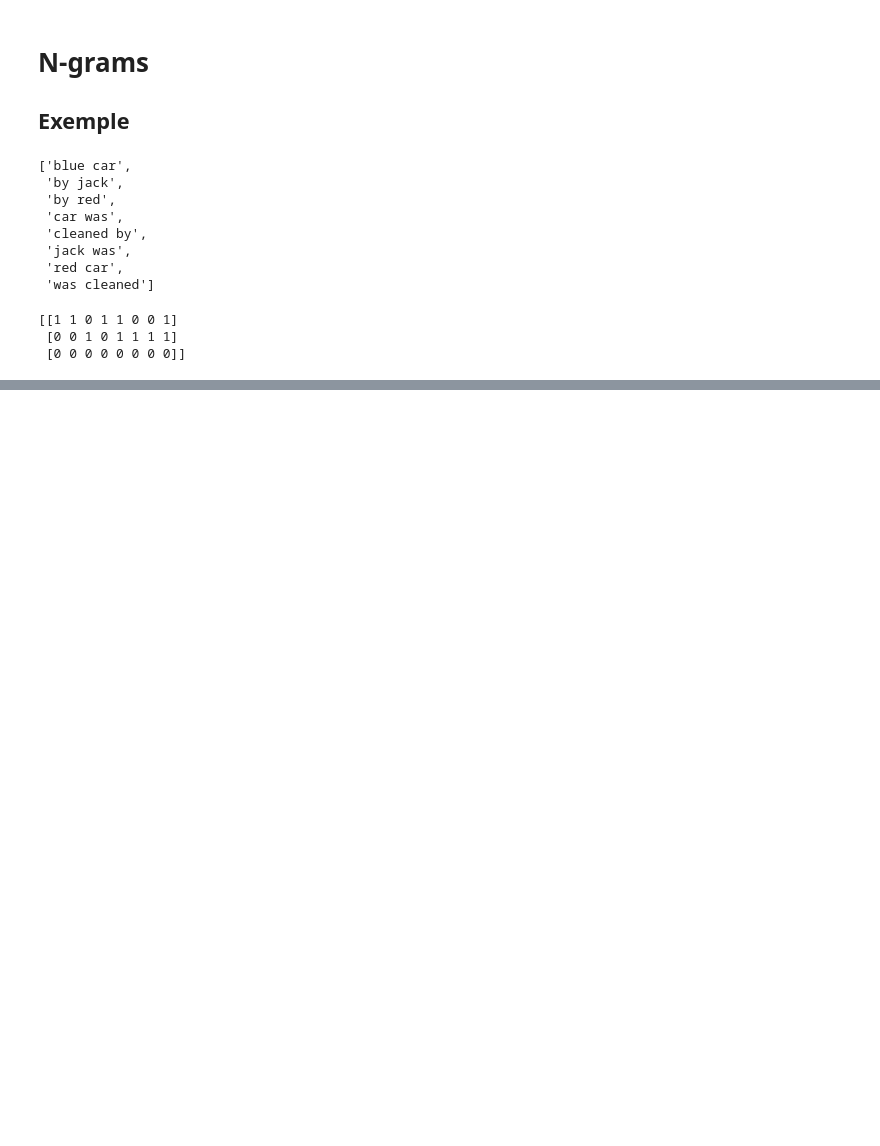
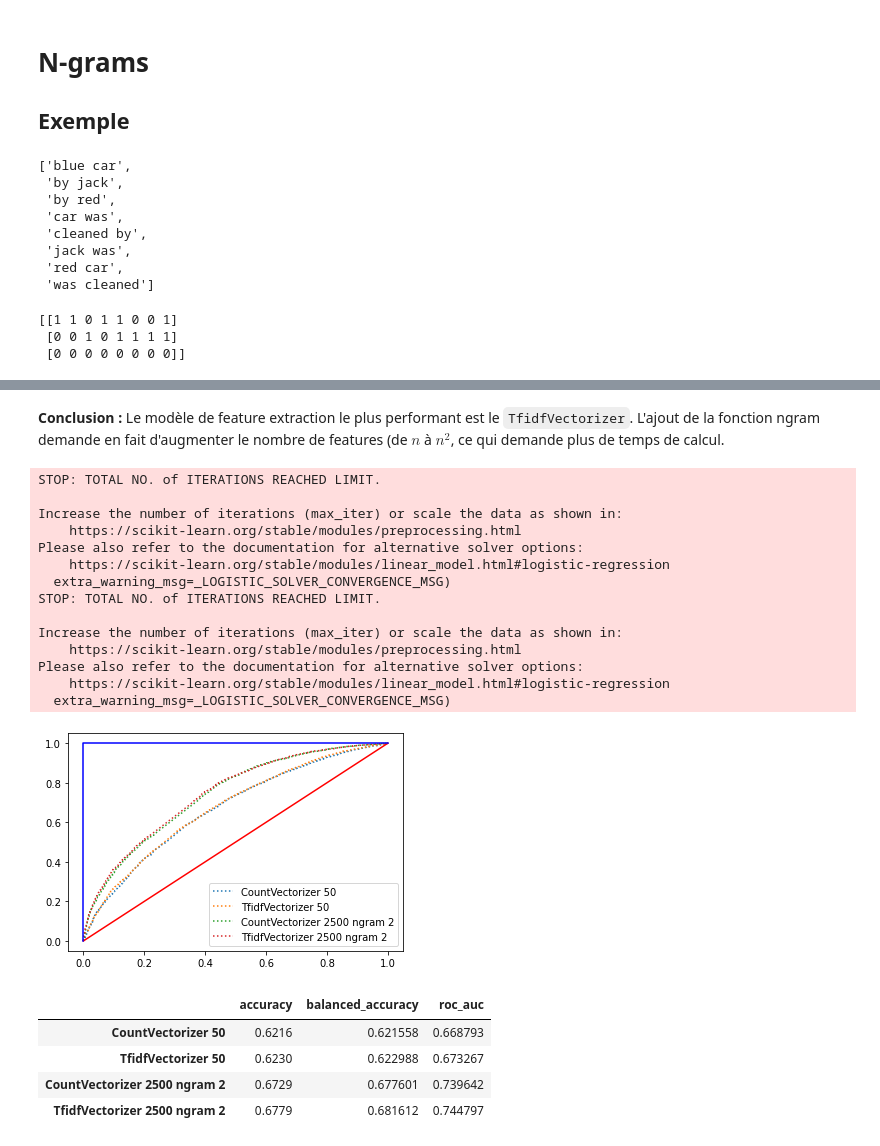
Before and after one commit to baptiste-pasquier/data_2A, a Jupyter notebook: model-LR.ipynb, the cells around one changed output, grey strips where cells are left out. Cells and saved outputs as stored; diff of their text form; code cells hidden in the pictures; blank space fills up the shorter version.

```diff
--- a/model-LR.ipynb
+++ b/model-LR.ipynb
@@ -230,0 +246,57 @@ F1 : 0.6848235083318402
+# %% [markdown]
+**Conclusion :** Le modèle de feature extraction le plus performant est le `TfidfVectorizer`. L'ajout de la fonction ngram demande en fait d'augmenter le nombre de features (de $n$ à $n^2$, ce qui demande plus de temps de calcul.
+# %%
+table = []
+
+N = 50
+
+_, _, _, y_test, probs, metrics_score = conf_matrix(X, y, CountVectorizer(max_features = N), LogisticRegression(), verbose=False)
+fpr, tpr, _ = metrics.roc_curve(y_test, probs, pos_label="Positive")
+plt.plot(fpr,tpr,":", label=f"CountVectorizer {N}")
+table.append(metrics_score)
+
+_, _, _, y_test, probs, metrics_score = conf_matrix(X, y, TfidfVectorizer(max_features = N), LogisticRegression(), verbose=False)
+fpr, tpr, _ = metrics.roc_curve(y_test, probs, pos_label="Positive")
+plt.plot(fpr,tpr,":", label=f"TfidfVectorizer {N}")
+table.append(metrics_score)
+
+
+_, _, _, y_test, probs, metrics_score = conf_matrix(X, y, CountVectorizer(max_features = N**2, ngram_range=(2,2)), LogisticRegression(), verbose=False)
+fpr, tpr, _ = metrics.roc_curve(y_test, probs, pos_label="Positive")
+plt.plot(fpr,tpr,":", label=f"CountVectorizer {N**2} ngram 2")
+table.append(metrics_score)
+
+
+_, _, _, y_test, probs, metrics_score = conf_matrix(X, y, TfidfVectorizer(max_features = N**2, ngram_range=(2,2)), LogisticRegression(), verbose=False)
+fpr, tpr, _ = metrics.roc_curve(y_test, probs, pos_label="Positive")
+plt.plot(fpr,tpr,":", label=f"TfidfVectorizer {N**2} ngram 2")
+table.append(metrics_score)
+
+plt.plot([0, 1], [0, 1], "r-")
+plt.plot([0, 0, 1], [0, 1, 1], 'b-')
+
+plt.legend()
+plt.show()
+
+pd.DataFrame(table, index=[f"CountVectorizer {N}", f"TfidfVectorizer {N}", f"CountVectorizer {N**2} ngram 2", f"TfidfVectorizer {N**2} ngram 2"])
+# %% [output]
+STOP: TOTAL NO. of ITERATIONS REACHED LIMIT.
+
+Increase the number of iterations (max_iter) or scale the data as shown in:
+    https://scikit-learn.org/stable/modules/preprocessing.html
+Please also refer to the documentation for alternative solver options:
+    https://scikit-learn.org/stable/modules/linear_model.html#logistic-regression
+  extra_warning_msg=_LOGISTIC_SOLVER_CONVERGENCE_MSG)
+STOP: TOTAL NO. of ITERATIONS REACHED LIMIT.
+
+Increase the number of iterations (max_iter) or scale the data as shown in:
+    https://scikit-learn.org/stable/modules/preprocessing.html
+Please also refer to the documentation for alternative solver options:
+    https://scikit-learn.org/stable/modules/linear_model.html#logistic-regression
+  extra_warning_msg=_LOGISTIC_SOLVER_CONVERGENCE_MSG)
+[figure, added]
+|  | accuracy | balanced_accuracy | roc_auc |
+| CountVectorizer 50 | 0.6216 | 0.621558 | 0.668793 |
+| TfidfVectorizer 50 | 0.6230 | 0.622988 | 0.673267 |
+| CountVectorizer 2500 ngram 2 | 0.6729 | 0.677601 | 0.739642 |
+| TfidfVectorizer 2500 ngram 2 | 0.6779 | 0.681612 | 0.744797 |
```
Also changed, not shown: parts of 29 cells of this notebook.
